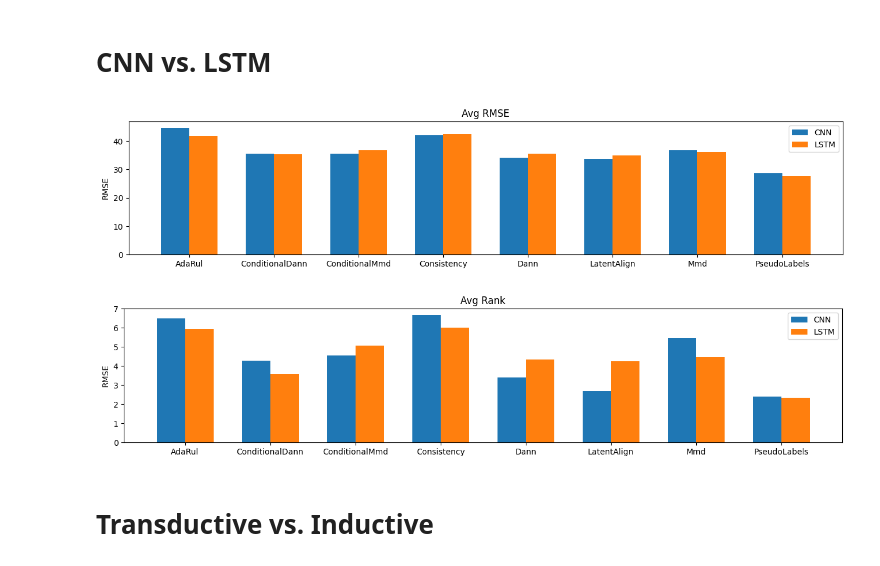
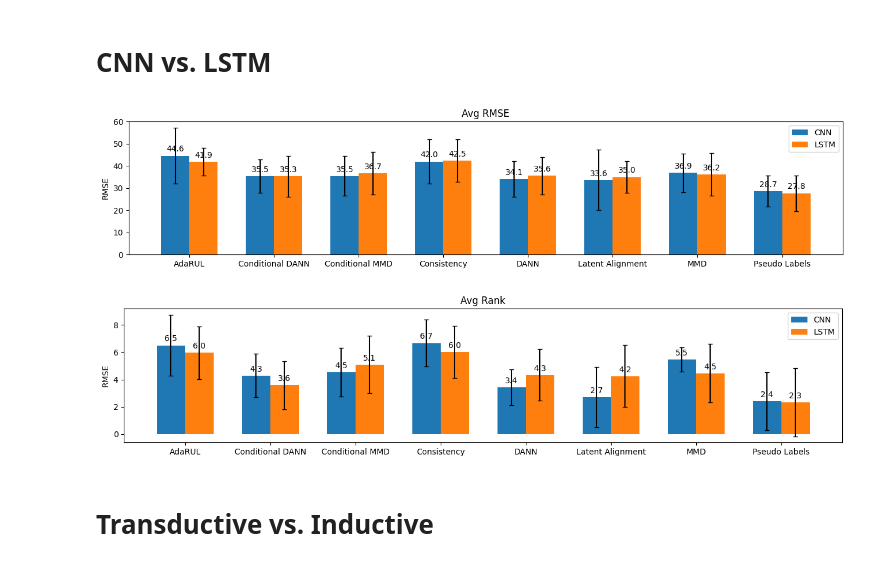
Before and after one commit to tilman151/crule, a Jupyter notebook: plots.ipynb, the cells around one changed output. Cells and saved outputs as stored; diff of their text form; code cells hidden in the pictures.

```diff
--- a/plots.ipynb
+++ b/plots.ipynb
@@ -104,6 +104,23 @@ def radar_factory(num_vars, frame='circle', tname="radar"):
 
     register_projection(RadarAxes)
     return theta
+# %%
+approach_names = {
+    "AdaRulApproach": "AdaRUL",
+    "ConditionalDannApproach": "Conditional DANN",
+    "ConditionalMmdApproach": "Conditional MMD",
+    "ConsistencyApproach": "Consistency",
+    "DannApproach": "DANN",
+    "LatentAlignApproach": "Latent Alignment",
+    "MmdApproach": "MMD",
+    "NoAdaptionApproach": "No Adaptation",
+    "PseudoLabelsApproach": "Pseudo Labels",
+}
+dataset_names = {
+    "cmapss": "C-MAPSS",
+    "femto": "FEMTO",
+    "xjtu-sy": "XJTU-SY",
+}
 # %%
 rmse = pd.read_csv("rmse.csv", header=[0, 1, 2, 3], index_col=[0, 1, 2])
 rounded = rmse.copy()
@@ -144,29 +142,31 @@ def grouped_bar(performance, axis = None):
         _, axis = plt.subplots(figsize=(16, 3))
     for label, data in performance.groupby(level="backbone"):
         offset = width * multiplier
-        axis.bar(x + offset, data, width, label=label.upper())
+        rects = axis.bar(x + offset, data["mean"], width, label=label.upper())
+        axis.errorbar(x + offset, data["mean"], data["std"], fmt="none", color="black", capsize=3)
+        axis.bar_label(rects, padding=3, fmt="%.1f")
         multiplier += 1
-    approaches = performance.index.get_level_values("approach").map(lambda i: i.replace("Approach", ""))[:8]
+    approaches = performance.index.get_level_values("approach").map(approach_names.get)[:8]
     axis.set_ylabel("RMSE")
     axis.set_xticks(x + width / 2, approaches)
     axis.legend()
 
     return axis
 # %%
-avg_backbones = backbones.drop("NoAdaptionApproach", level="approach").mean(axis=1)
+avg_backbones = backbones.drop("NoAdaptionApproach", level="approach").agg(["mean", "std"], axis=1)
 axis = grouped_bar(avg_backbones)
 _ = axis.set_title("Avg RMSE")
 # %% [output]
-[figure, old version]
+[figure, new version]
 # %%
 ranked_backbones = backbones.drop("NoAdaptionApproach", level="approach")
 for backbone, group in ranked_backbones.groupby(level="backbone"):
     ranked_backbones.loc[backbone] = group.rank()
-ranked_backbones = ranked_backbones.mean(axis=1)
+ranked_backbones = ranked_backbones.agg(["mean", "std"], axis=1)
 axis = grouped_bar(ranked_backbones)
 _ = axis.set_title("Avg Rank")
 # %% [output]
-[figure, old version]
+[figure, new version]
 # %% [markdown]
 # Transductive vs. Inductive
 # %%
```
Also changed, not shown: parts of 14 cells of this notebook, 3 other files.
